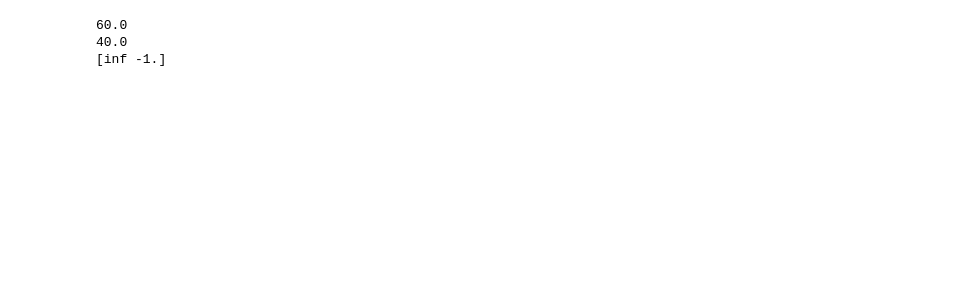
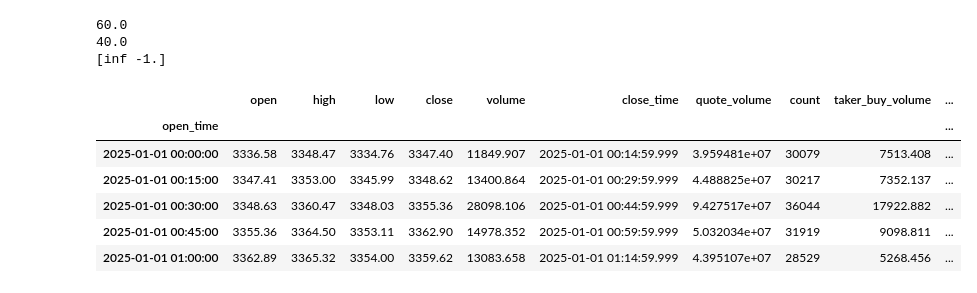
Before and after one commit to aamingaa/gp_crypto_next_2, a Jupyter notebook: functions.ipynb, the cells around one changed output. Cells and saved outputs as stored; diff of their text form; code cells hidden in the pictures; blank space fills up the shorter version.

```diff
--- a/functions.ipynb
+++ b/functions.ipynb
@@ -33,6 +37,21 @@ print(filled1)
 60.0
 40.0
 [inf -1.]
+# %%
+df = pd.read_csv('/Users/aming/data/ETHUSDT/15m/2025/ETHUSDT-15m-2025-01.zip')
+df['open_time'] = pd.to_datetime(df['open_time'], unit='ms')
+df['close_time'] = pd.to_datetime(df['close_time'], unit='ms')
+df.set_index('open_time', inplace=True)
+
+df.head()
+# %% [output]
+|  | open | high | low | close | volume | close_time | quote_volume | count | taker_buy_volume | ... |
+| open_time |  |  |  |  |  |  |  |  |  | ... |
+| 2025-01-01 00:00:00 | 3336.58 | 3348.47 | 3334.76 | 3347.40 | 11849.907 | 2025-01-01 00:14:59.999 | 3.959481e+07 | 30079 | 7513.408 | ... |
+| 2025-01-01 00:15:00 | 3347.41 | 3353.00 | 3345.99 | 3348.62 | 13400.864 | 2025-01-01 00:29:59.999 | 4.488825e+07 | 30217 | 7352.137 | ... |
+| 2025-01-01 00:30:00 | 3348.63 | 3360.47 | 3348.03 | 3355.36 | 28098.106 | 2025-01-01 00:44:59.999 | 9.427517e+07 | 36044 | 17922.882 | ... |
+| 2025-01-01 00:45:00 | 3355.36 | 3364.50 | 3353.11 | 3362.90 | 14978.352 | 2025-01-01 00:59:59.999 | 5.032034e+07 | 31919 | 9098.811 | ... |
+| 2025-01-01 01:00:00 | 3362.89 | 3365.32 | 3354.00 | 3359.62 | 13083.658 | 2025-01-01 01:14:59.999 | 4.395107e+07 | 28529 | 5268.456 | ... |
 # %%
 def norm(x, rolling_window=2000): # 20230910 checked, 不再用L2 norm，恢复到之前的zscore，然后这里需要做的是给他增加一个周期
 
```
Also changed, not shown: parts of 8 cells of this notebook.
